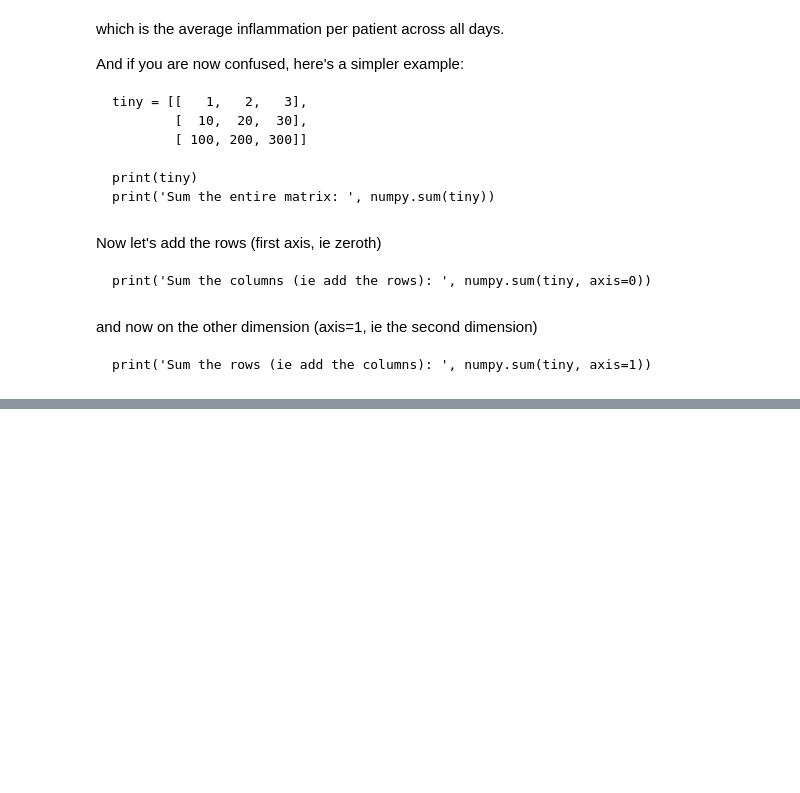
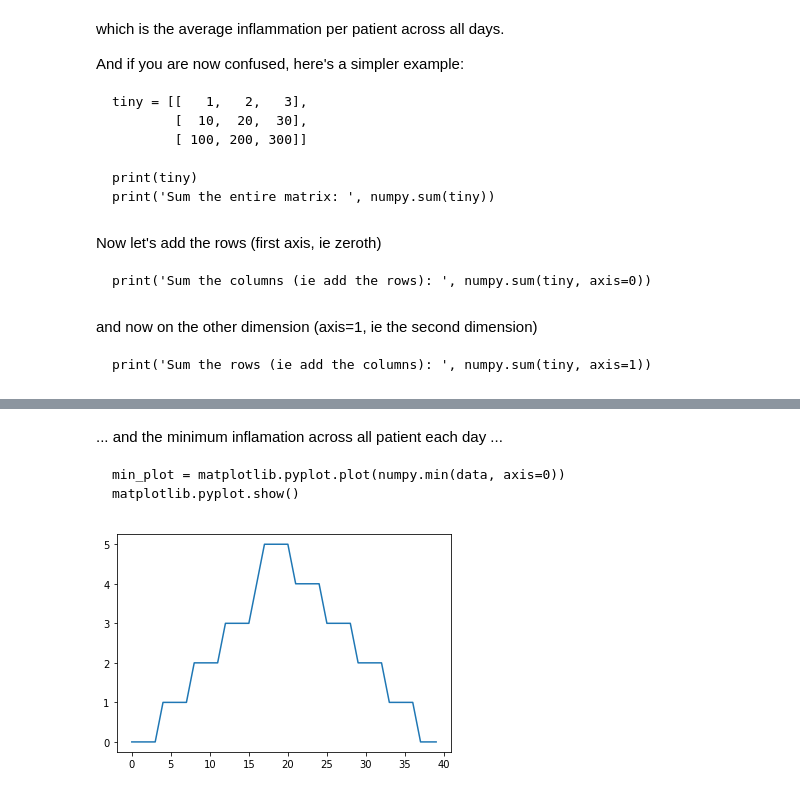
Before and after one commit to MQ-software-carpentry/2019-12-03-intro-to-python-workshop, a Jupyter notebook: lessons/python/ep1-introduction.ipynb, the cells around one changed output, grey strips where cells are left out. Saved outputs shown, nothing was run; the diff lists cells and outputs as text; code cells hidden in the pictures; blank space fills up the shorter version.

````diff
--- a/lessons/python/ep1-introduction.ipynb
+++ b/lessons/python/ep1-introduction.ipynb
@@ -604,0 +463,11 @@ Using The Carpentries style version 9.5.3.
+# %% [markdown]
+... and the minimum inflamation across all patient each day ...
+```
+min_plot = matplotlib.pyplot.plot(numpy.min(data, axis=0))
+matplotlib.pyplot.show()
+```
+# %%
+min_plot = matplotlib.pyplot.plot(numpy.min(data, axis=0))
+matplotlib.pyplot.show()
+# %% [output]
+[figure, added]
````
Also changed, not shown: parts of 57 cells of this notebook, 1 other file.
